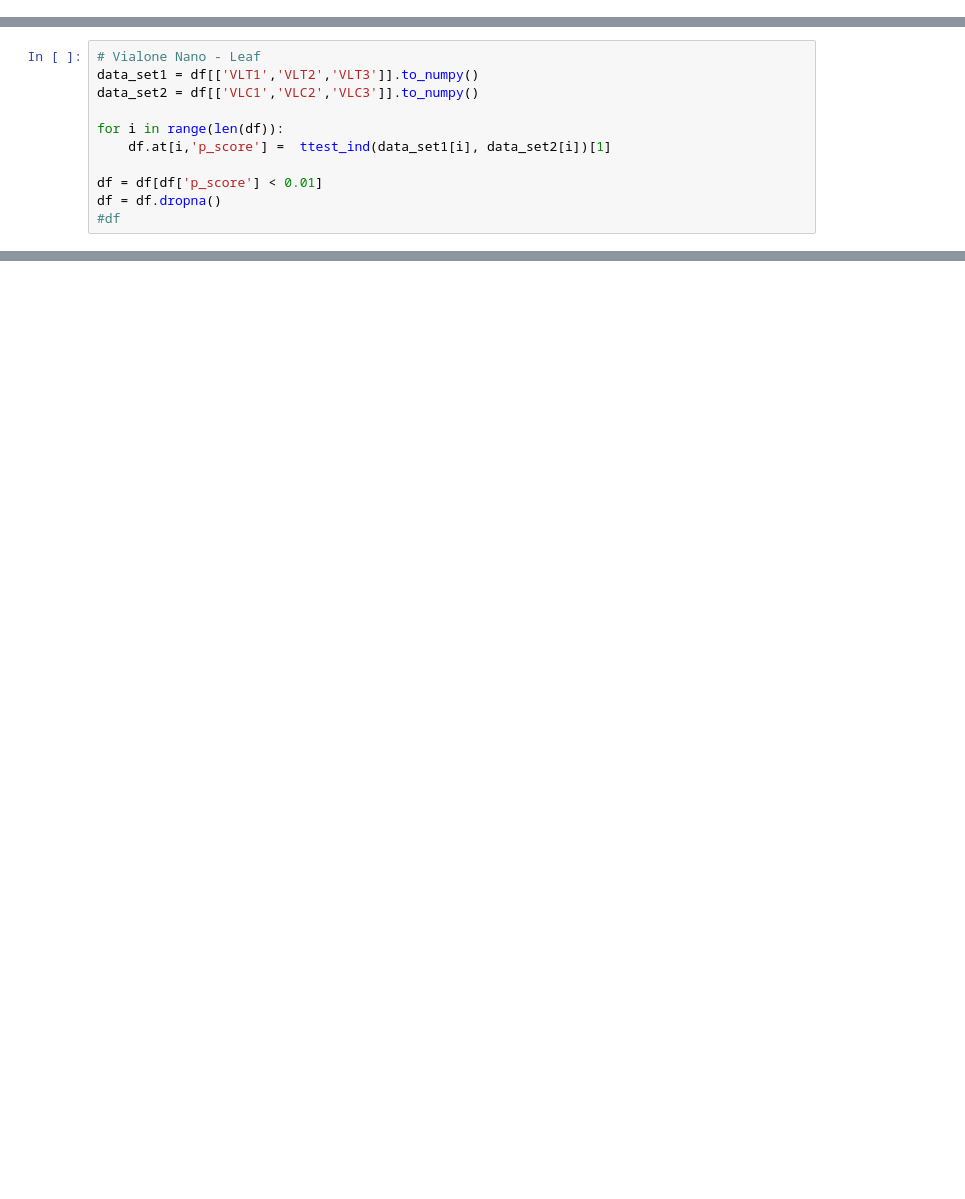
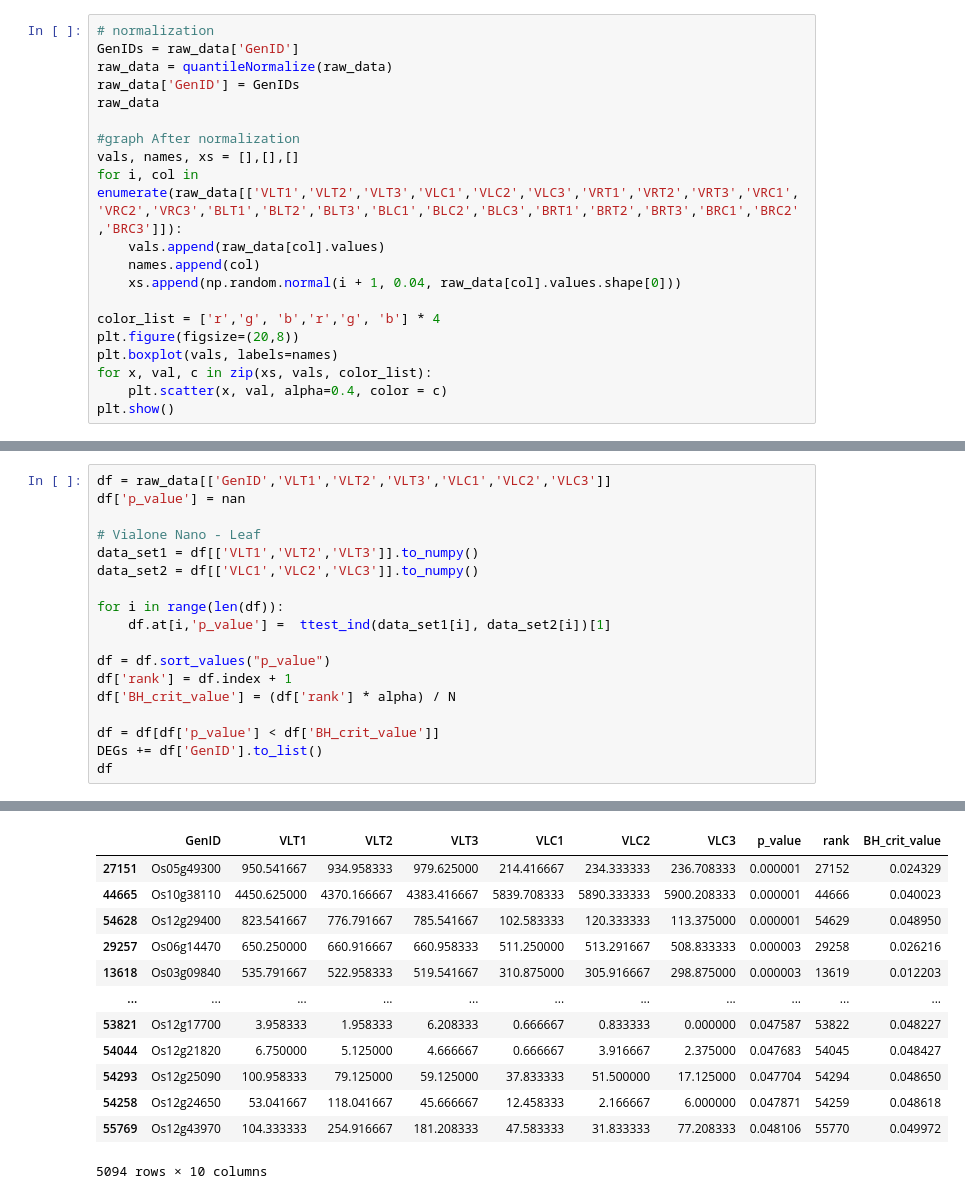
Before and after one commit to MahdeeMushfiqueKamal/cBLAST-AssignedTasks, a Jupyter notebook: task4.ipynb, the cells around one changed output, grey strips where cells are left out. Drawn from its saved outputs; the diff is of its cells as text; blank space fills up the shorter version.

```diff
--- a/task4.ipynb
+++ b/task4.ipynb
@@ -43,0 +32,20 @@ df
+# %%
+# normalization
+GenIDs = raw_data['GenID']
+raw_data = quantileNormalize(raw_data)
+raw_data['GenID'] = GenIDs
+raw_data
+
+#graph After normalization
+vals, names, xs = [],[],[]
+for i, col in enumerate(raw_data[['VLT1','VLT2','VLT3','VLC1','VLC2','VLC3','VRT1','VRT2','VRT3','VRC1','VRC2','VRC3','BLT1','BLT2','BLT3','BLC1','BLC2','BLC3','BRT1','BRT2','BRT3','BRC1','BRC2','BRC3']]):
+    vals.append(raw_data[col].values)
+    names.append(col)
+    xs.append(np.random.normal(i + 1, 0.04, raw_data[col].values.shape[0]))
+
+color_list = ['r','g', 'b','r','g', 'b'] * 4
+plt.figure(figsize=(20,8))
+plt.boxplot(vals, labels=names)
+for x, val, c in zip(xs, vals, color_list):
+    plt.scatter(x, val, alpha=0.4, color = c)
+plt.show()
@@ -44,11 +56,19 @@ df
 # %%
+df = raw_data[['GenID','VLT1','VLT2','VLT3','VLC1','VLC2','VLC3']]
+df['p_value'] = nan
+
 # Vialone Nano - Leaf
 data_set1 = df[['VLT1','VLT2','VLT3']].to_numpy()
 data_set2 = df[['VLC1','VLC2','VLC3']].to_numpy()
 
 for i in range(len(df)):
-    df.at[i,'p_score'] =  ttest_ind(data_set1[i], data_set2[i])[1]
+    df.at[i,'p_value'] =  ttest_ind(data_set1[i], data_set2[i])[1]
 
-df = df[df['p_score'] < 0.01]
-df = df.dropna()
-#df
+df = df.sort_values("p_value")
+df['rank'] = df.index + 1
+df['BH_crit_value'] = (df['rank'] * alpha) / N
+
+df = df[df['p_value'] < df['BH_crit_value']]
+DEGs += df['GenID'].to_list()
+df
+# %% [output]
@@ -54,0 +80,13 @@ df = df.dropna()
+|  | GenID | VLT1 | VLT2 | VLT3 | VLC1 | VLC2 | VLC3 | p_value | rank | BH_crit_value |
+| 27151 | Os05g49300 | 950.541667 | 934.958333 | 979.625000 | 214.416667 | 234.333333 | 236.708333 | 0.000001 | 27152 | 0.024329 |
+| 44665 | Os10g38110 | 4450.625000 | 4370.166667 | 4383.416667 | 5839.708333 | 5890.333333 | 5900.208333 | 0.000001 | 44666 | 0.040023 |
+| 54628 | Os12g29400 | 823.541667 | 776.791667 | 785.541667 | 102.583333 | 120.333333 | 113.375000 | 0.000001 | 54629 | 0.048950 |
+| 29257 | Os06g14470 | 650.250000 | 660.916667 | 660.958333 | 511.250000 | 513.291667 | 508.833333 | 0.000003 | 29258 | 0.026216 |
+| 13618 | Os03g09840 | 535.791667 | 522.958333 | 519.541667 | 310.875000 | 305.916667 | 298.875000 | 0.000003 | 13619 | 0.012203 |
+| ... | ... | ... | ... | ... | ... | ... | ... | ... | ... | ... |
+| 53821 | Os12g17700 | 3.958333 | 1.958333 | 6.208333 | 0.666667 | 0.833333 | 0.000000 | 0.047587 | 53822 | 0.048227 |
+| 54044 | Os12g21820 | 6.750000 | 5.125000 | 4.666667 | 0.666667 | 3.916667 | 2.375000 | 0.047683 | 54045 | 0.048427 |
+| 54293 | Os12g25090 | 100.958333 | 79.125000 | 59.125000 | 37.833333 | 51.500000 | 17.125000 | 0.047704 | 54294 | 0.048650 |
+| 54258 | Os12g24650 | 53.041667 | 118.041667 | 45.666667 | 12.458333 | 2.166667 | 6.000000 | 0.047871 | 54259 | 0.048618 |
+| 55769 | Os12g43970 | 104.333333 | 254.916667 | 181.208333 | 47.583333 | 31.833333 | 77.208333 | 0.048106 | 55770 | 0.049972 |
+5094 rows × 10 columns
```
Also changed, not shown: parts of 16 cells of this notebook.
